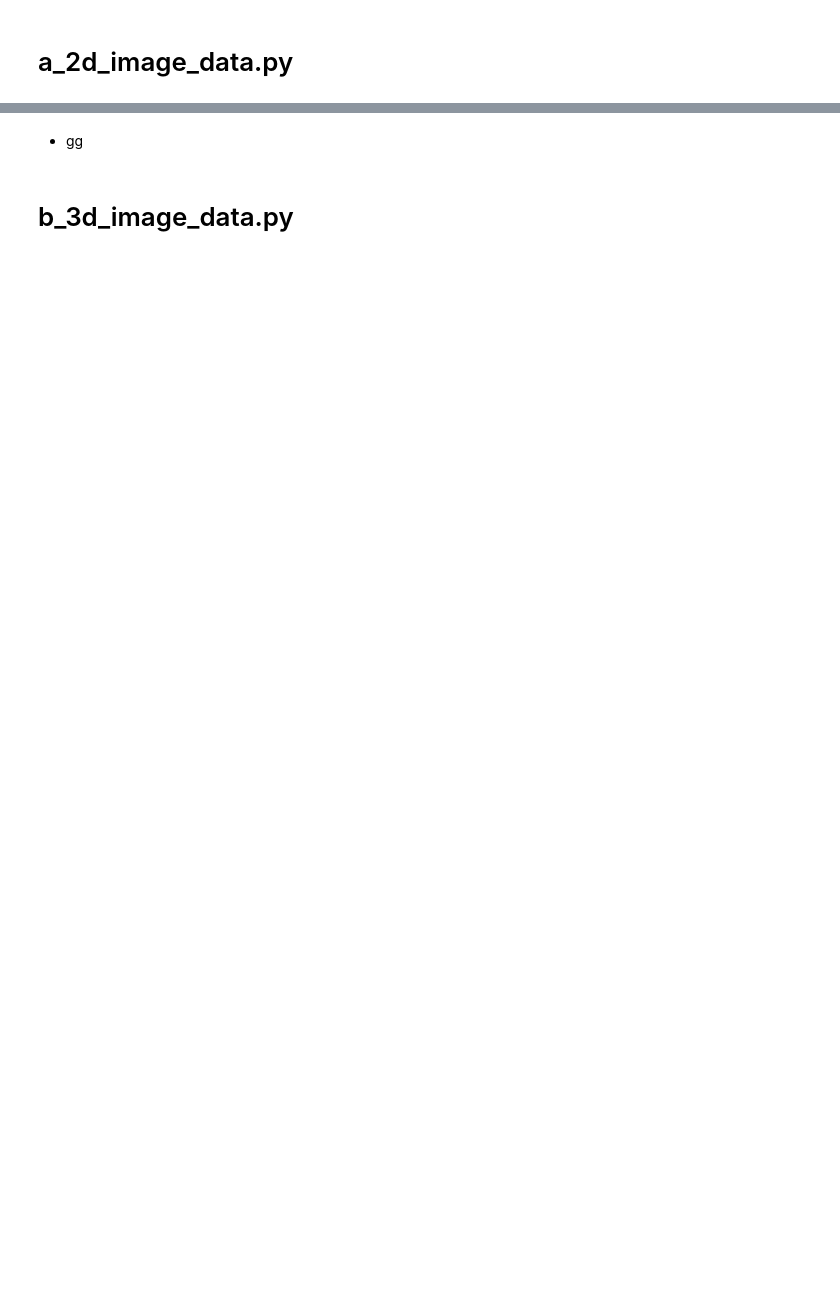
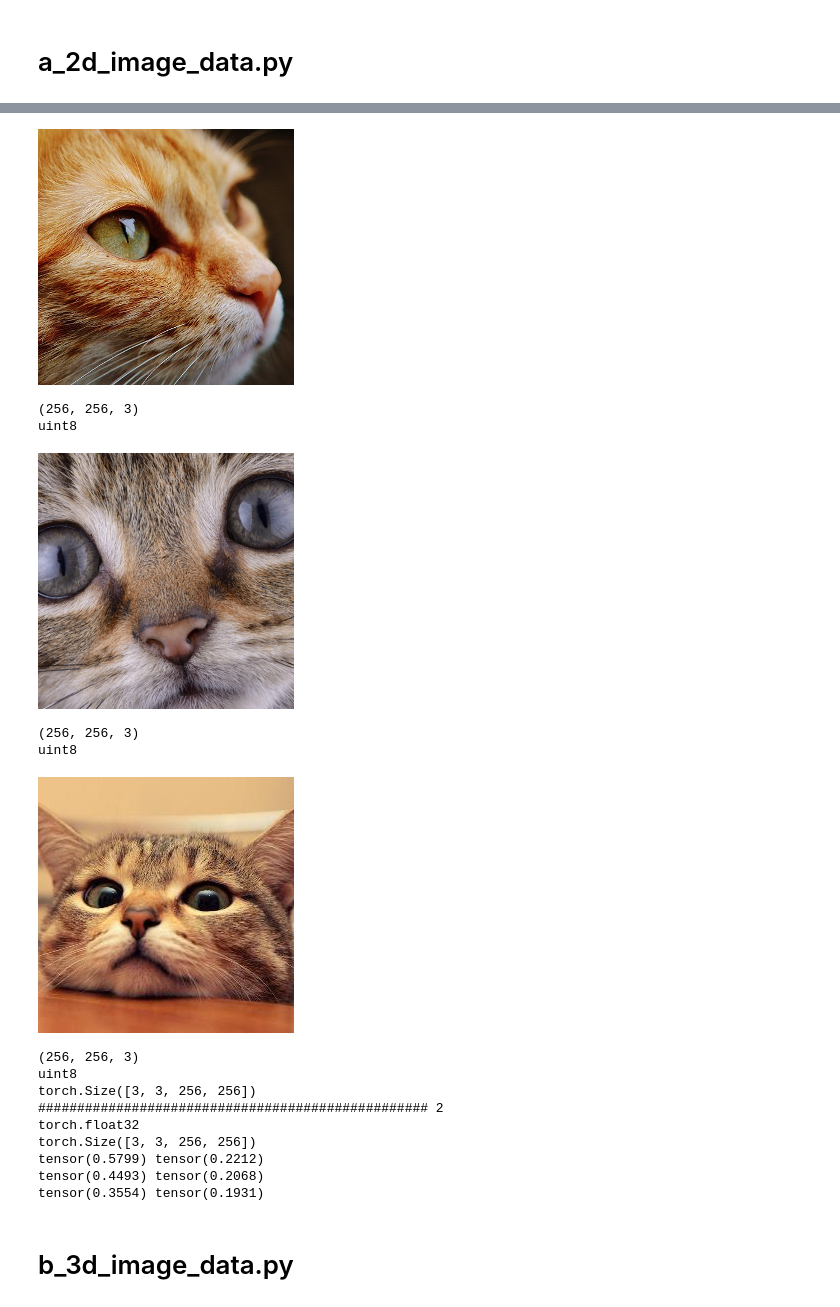
Before and after one commit to suyeonchooo/CSE533, a Jupyter notebook: hw1/hw1_2.ipynb, the cells around one changed output, grey strips where cells are left out. Cells and saved outputs as stored; diff of their text form; code cells hidden in the pictures; blank space fills up the shorter version.

Commit message:
real_world_data_to_tensors

```diff
--- a/hw1/hw1_2.ipynb
+++ b/hw1/hw1_2.ipynb
@@ -7,56 +84,53 @@ import torch
 # %%
-img_arr = imageio.imread(os.path.join(os.path.pardir, os.path.pardir, "_00_data", "a_image-dog", "bobby.jpg"))
-print(type(img_arr))
-print(img_arr.shape)
-print(img_arr.dtype)
-
-img = torch.from_numpy(img_arr)
-out = img.permute(2, 0, 1)
-print(out.shape)
-
-print("#" * 50, 1)
-
-data_dir = os.path.join(os.path.pardir, os.path.pardir, "_00_data", "b_image-cats")
-filenames = [
-  name for name in os.listdir(data_dir) if os.path.splitext(name)[-1] == '.png'
-]
-print(filenames)
-
-from PIL import Image
-
 for i, filename in enumerate(filenames):
   image = Image.open(os.path.join(data_dir, filename))
-  image.show()
+  # image.show()        #  Jupyter Notebook 환경은 image.show() 메서드를 직접 지원하지 않음 > IPython 디스플레이 기능 사용
+  display(image)        #  추가한 코드
   img_arr = imageio.imread(os.path.join(data_dir, filename))
   print(img_arr.shape)
   print(img_arr.dtype)
 
 batch_size = 3
 batch = torch.zeros(batch_size, 3, 256, 256, dtype=torch.uint8)
 
 for i, filename in enumerate(filenames):
   img_arr = imageio.imread(os.path.join(data_dir, filename))
   img_t = torch.from_numpy(img_arr)
   img_t = img_t.permute(2, 0, 1)
   batch[i] = img_t
 
 print(batch.shape)
 
 print("#" * 50, 2)
 
 batch = batch.float()
 batch /= 255.0
 print(batch.dtype)
 print(batch.shape)
 
 n_channels = batch.shape[1]
 
 for c in range(n_channels):
   mean = torch.mean(batch[:, c])
   std = torch.std(batch[:, c])
   print(mean, std)
   batch[:, c] = (batch[:, c] - mean) / std
+# %% [output]
+[figure, added]
+(256, 256, 3)
+uint8
+[figure, added]
+(256, 256, 3)
+uint8
+[figure, added]
+(256, 256, 3)
+uint8
+torch.Size([3, 3, 256, 256])
+################################################## 2
+torch.float32
+torch.Size([3, 3, 256, 256])
+tensor(0.5799) tensor(0.2212)
+tensor(0.4493) tensor(0.2068)
+tensor(0.3554) tensor(0.1931)
-# %% [markdown]
-- gg
 # %% [markdown]
 # b_3d_image_data.py
```
Also changed, not shown: parts of 58 cells of this notebook.
